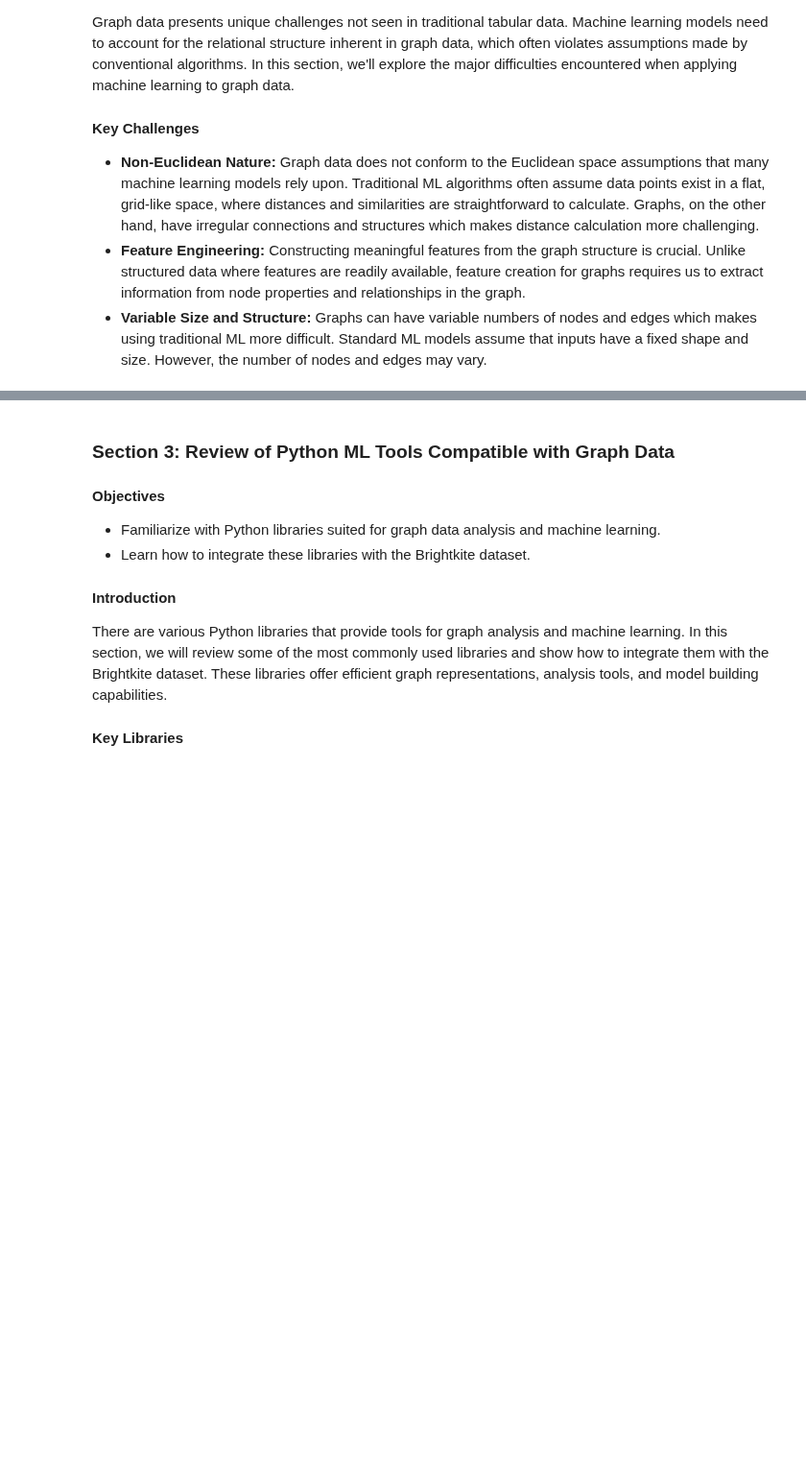
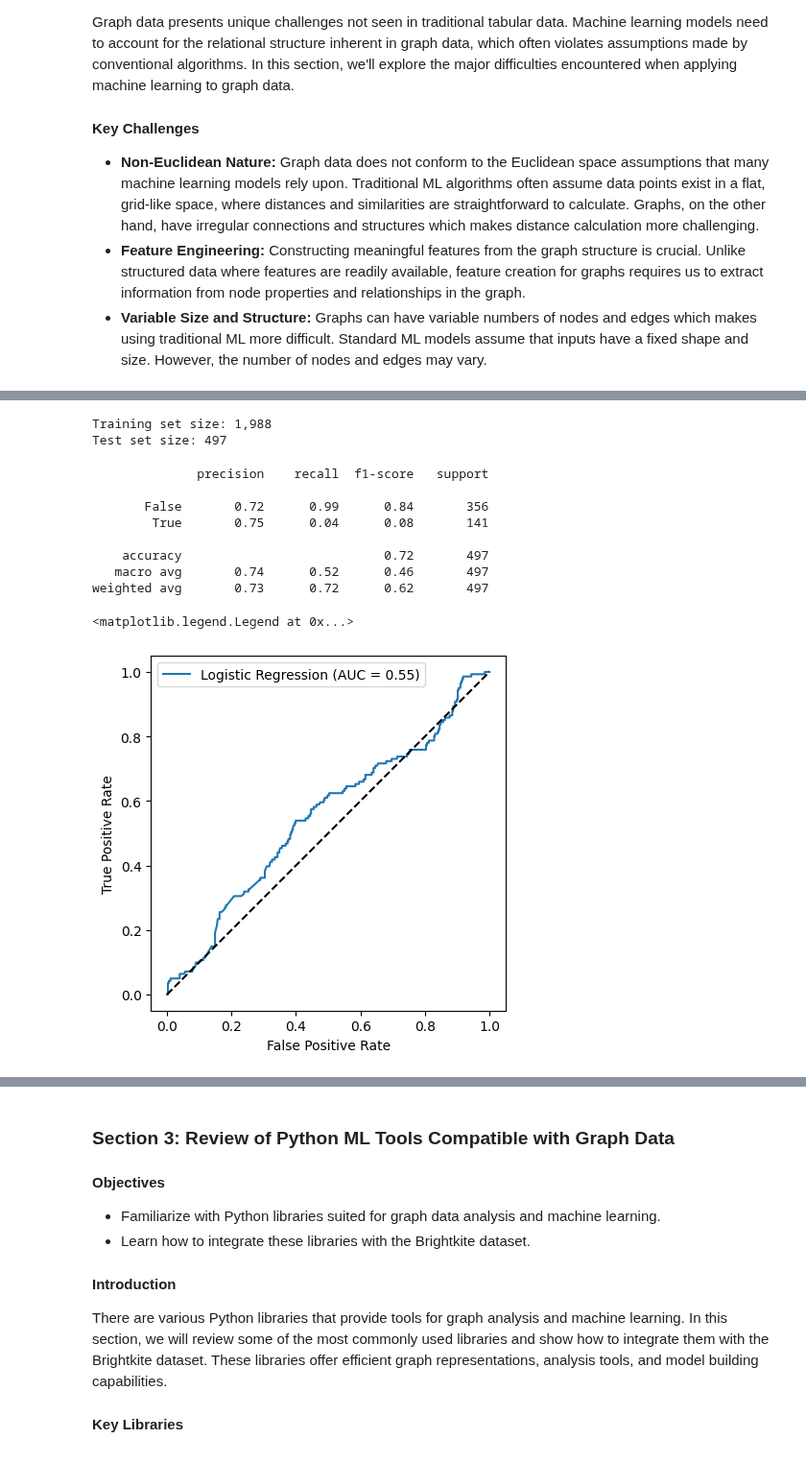
Before and after one commit to bgbg/ML-on-Graphs, a Jupyter notebook: 7_Introduction_to_Machine_Learning_on_Graphs.ipynb, the cells around one changed output, grey strips where cells are left out. Shown at 96% size. Drawn from its saved outputs; the diff is of its cells as text; code cells hidden in the pictures; blank space fills up the shorter version.

```diff
--- a/7_Introduction_to_Machine_Learning_on_Graphs.ipynb
+++ b/7_Introduction_to_Machine_Learning_on_Graphs.ipynb
@@ -376,0 +242,3 @@ Feature vector of node 4: Average neighbor degree 68.29629629629629
+# %%
+df_full = make_features(G_full)
+df_full
@@ -422,0 +292,54 @@ The histogram above shows the distribution of node degrees in the graph. This vi
+# %%
+from sklearn.linear_model import LogisticRegression
+from sklearn.model_selection import train_test_split
+from sklearn.metrics import (
+    accuracy_score,
+    classification_report,
+    confusion_matrix,
+    roc_auc_score,
+    roc_curve,
+)
+
+X = df_full.drop(columns=["is_probabilistic"])
+y = df_full["is_probabilistic"]
+# Split the data into training and test sets
+X_train, X_test, y_train, y_test = train_test_split(
+    X, y, test_size=0.2, random_state=42
+)
+
+print(f"Training set size: {X_train.shape[0]:,d}")
+print(f"Test set size: {X_test.shape[0]:,d}")
+# %% [output]
+Training set size: 1,988
+Test set size: 497
+# %%
+classifier = LogisticRegression()
+classifier.fit(X_train, y_train)
+y_pred = classifier.predict(X_test)
+# %%
+y_pred_scores = classifier.predict_proba(X_test)[:, 1]
+roc_curve_data = roc_curve(y_test, y_pred_scores)
+roc_curve_auc = roc_auc_score(y_test, y_pred_scores)
+print(classification_report(y_test, y_pred))
+fig, ax = plt.subplots()
+ax.set_aspect(1)
+ax.plot(
+    roc_curve_data[0],
+    roc_curve_data[1],
+    label=f"Logistic Regression (AUC = {roc_curve_auc:.2f})",
+)
+ax.plot([0, 1], [0, 1], "k--")
+ax.set_xlabel("False Positive Rate")
+ax.set_ylabel("True Positive Rate")
+ax.legend()
+# %% [output]
+              precision    recall  f1-score   support
+
+       False       0.72      0.99      0.84       356
+        True       0.75      0.04      0.08       141
+
+    accuracy                           0.72       497
+   macro avg       0.74      0.52      0.46       497
+weighted avg       0.73      0.72      0.62       497
+<matplotlib.legend.Legend at 0x...>
+[figure, added]
```
Also changed, not shown: parts of 61 cells of this notebook.
